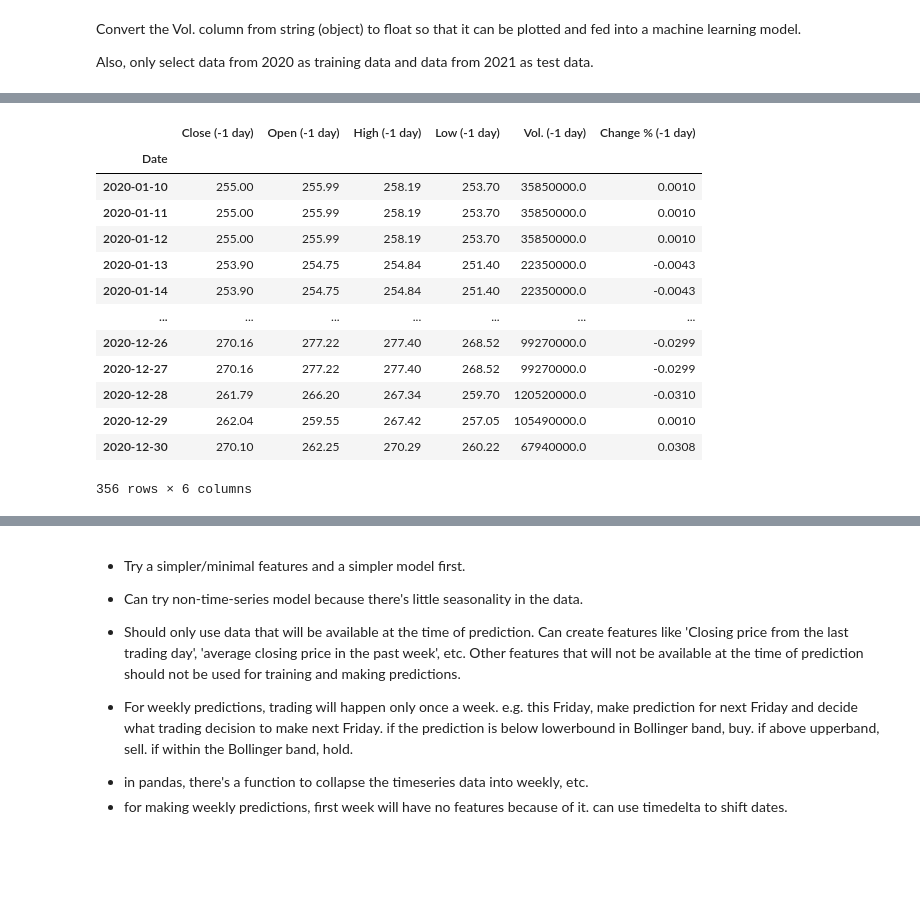
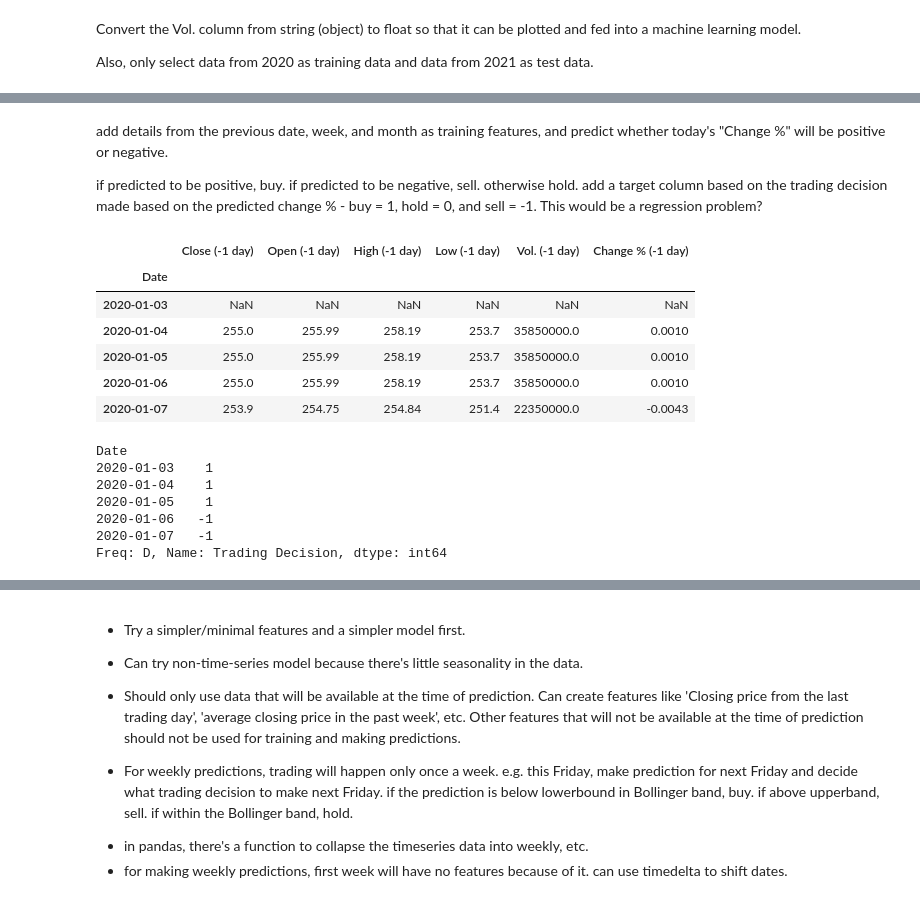
Before and after one commit to henryhyunwookim/ValueInvestor, a Jupyter notebook: ValueInvestor.ipynb, the cells around one changed output, grey strips where cells are left out. Saved outputs shown, nothing was run; the diff lists cells and outputs as text; code cells hidden in the pictures; blank space fills up the shorter version.

```diff
--- a/ValueInvestor.ipynb
+++ b/ValueInvestor.ipynb
@@ -164,20 +167,0 @@ train_df_1_prev_day
-# %%
-train_df_1_prev_week = train_df_1.loc[ (train_df_1.index - timedelta(days=7))[7:] ].rename(
-    columns = {column: column + " (-1 week)" for column in train_df_1.columns})
-train_df_1_prev_week.index += timedelta(days=7)
-train_df_1_prev_week
-# %% [output]
-|  | Close (-1 day) | Open (-1 day) | High (-1 day) | Low (-1 day) | Vol. (-1 day) | Change % (-1 day) |
-| Date |  |  |  |  |  |  |
-| 2020-01-10 | 255.00 | 255.99 | 258.19 | 253.70 | 35850000.0 | 0.0010 |
-| 2020-01-11 | 255.00 | 255.99 | 258.19 | 253.70 | 35850000.0 | 0.0010 |
-| 2020-01-12 | 255.00 | 255.99 | 258.19 | 253.70 | 35850000.0 | 0.0010 |
-| 2020-01-13 | 253.90 | 254.75 | 254.84 | 251.40 | 22350000.0 | -0.0043 |
-| 2020-01-14 | 253.90 | 254.75 | 254.84 | 251.40 | 22350000.0 | -0.0043 |
-| ... | ... | ... | ... | ... | ... | ... |
-| 2020-12-26 | 270.16 | 277.22 | 277.40 | 268.52 | 99270000.0 | -0.0299 |
-| 2020-12-27 | 270.16 | 277.22 | 277.40 | 268.52 | 99270000.0 | -0.0299 |
-| 2020-12-28 | 261.79 | 266.20 | 267.34 | 259.70 | 120520000.0 | -0.0310 |
-| 2020-12-29 | 262.04 | 259.55 | 267.42 | 257.05 | 105490000.0 | 0.0010 |
-| 2020-12-30 | 270.10 | 262.25 | 270.29 | 260.22 | 67940000.0 | 0.0308 |
-356 rows × 6 columns
@@ -188,0 +168,4 @@ train_df_1_prev_month
+# %% [markdown]
+add details from the previous date, week, and month as training features, and predict whether today's "Change %" will be positive or negative.
+
+if predicted to be positive, buy. if predicted to be negative, sell. otherwise hold. add a target column based on the trading decision made based on the predicted change % - buy = 1, hold = 0, and sell = -1. This would be a regression problem?
@@ -188,0 +182,20 @@ train_df_1_prev_month
+# %%
+X_train_1.head()
+# %% [output]
+|  | Close (-1 day) | Open (-1 day) | High (-1 day) | Low (-1 day) | Vol. (-1 day) | Change % (-1 day) |
+| Date |  |  |  |  |  |  |
+| 2020-01-03 | NaN | NaN | NaN | NaN | NaN | NaN |
+| 2020-01-04 | 255.0 | 255.99 | 258.19 | 253.7 | 35850000.0 | 0.0010 |
+| 2020-01-05 | 255.0 | 255.99 | 258.19 | 253.7 | 35850000.0 | 0.0010 |
+| 2020-01-06 | 255.0 | 255.99 | 258.19 | 253.7 | 35850000.0 | 0.0010 |
+| 2020-01-07 | 253.9 | 254.75 | 254.84 | 251.4 | 22350000.0 | -0.0043 |
+# %%
+y_train_1.head()
+# %% [output]
+Date
+2020-01-03    1
+2020-01-04    1
+2020-01-05    1
+2020-01-06   -1
+2020-01-07   -1
+Freq: D, Name: Trading Decision, dtype: int64
```
Also changed, not shown: parts of 10 cells of this notebook, 1 other file.
